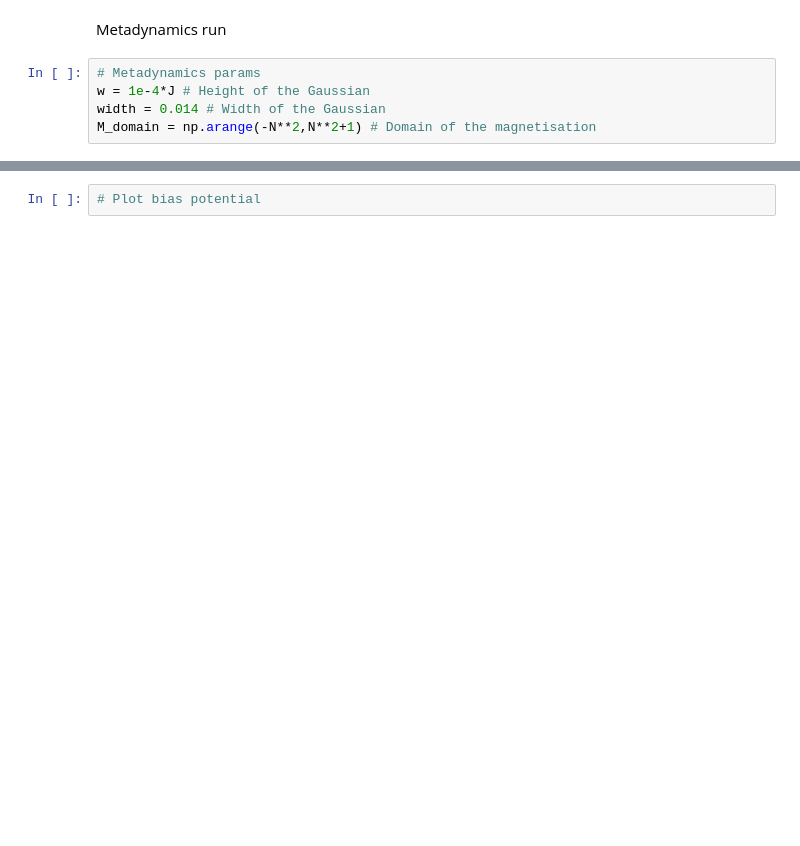
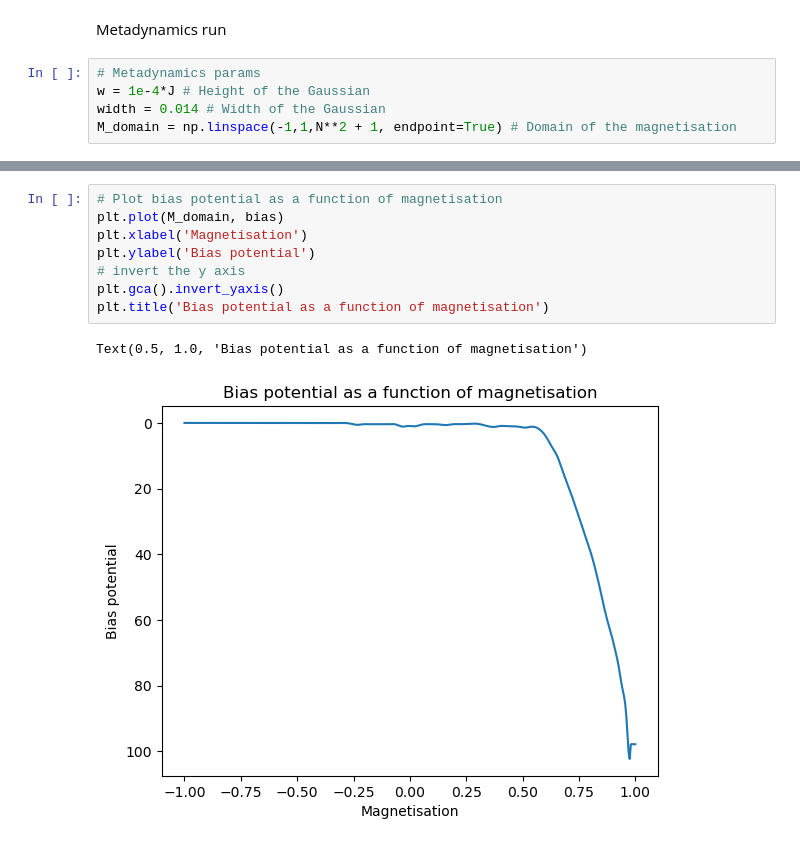
Before and after one commit to giusSacco/StatMech, a Jupyter notebook: Enhanched_sampling/Metadynamics.ipynb, the cells around one changed output, grey strips where cells are left out. Cells and saved outputs as stored; diff of their text form; blank space fills up the shorter version.

```diff
--- a/Enhanched_sampling/Metadynamics.ipynb
+++ b/Enhanched_sampling/Metadynamics.ipynb
@@ -86,7 +88,7 @@ Metadynamics run
 # Metadynamics params
 w = 1e-4*J # Height of the Gaussian
 width = 0.014 # Width of the Gaussian
-M_domain = np.arange(-N**2,N**2+1) # Domain of the magnetisation
+M_domain = np.linspace(-1,1,N**2 + 1, endpoint=True) # Domain of the magnetisation
 # %%
 def add_gaussian(bias,M,w,width):
     ''' Adds a Gaussian centered on M(spins) to the bias potential. '''
@@ -150,2 +203,11 @@ IndexError: only integers, slices (`:`), ellipsis (`...`), numpy.newaxis (`None`
 # %%
-# Plot bias potential
+# Plot bias potential as a function of magnetisation
+plt.plot(M_domain, bias)
+plt.xlabel('Magnetisation')
+plt.ylabel('Bias potential')
+# invert the y axis
+plt.gca().invert_yaxis()
+plt.title('Bias potential as a function of magnetisation')
+# %% [output]
+Text(0.5, 1.0, 'Bias potential as a function of magnetisation')
+[figure, added]
```
Also changed, not shown: parts of 7 cells of this notebook.
